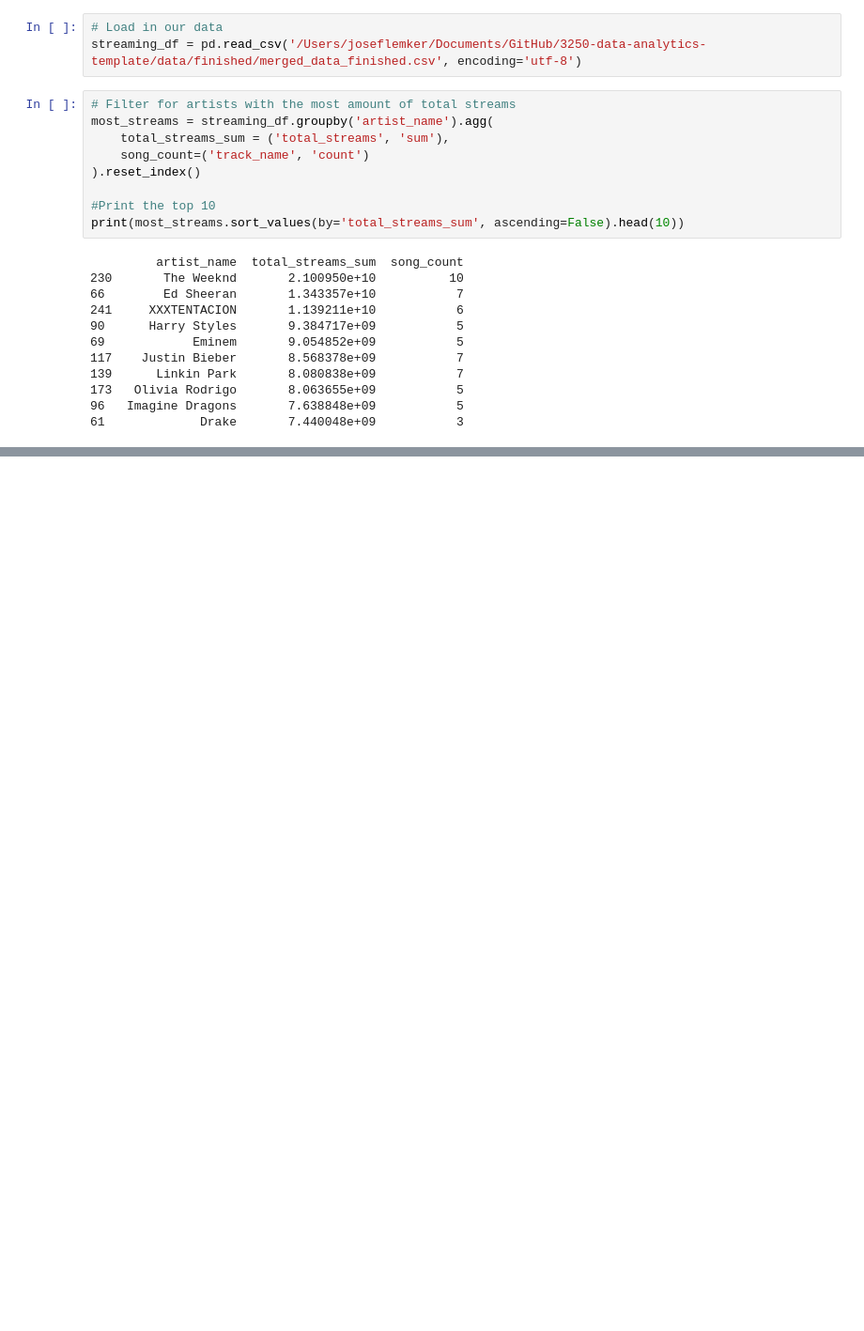
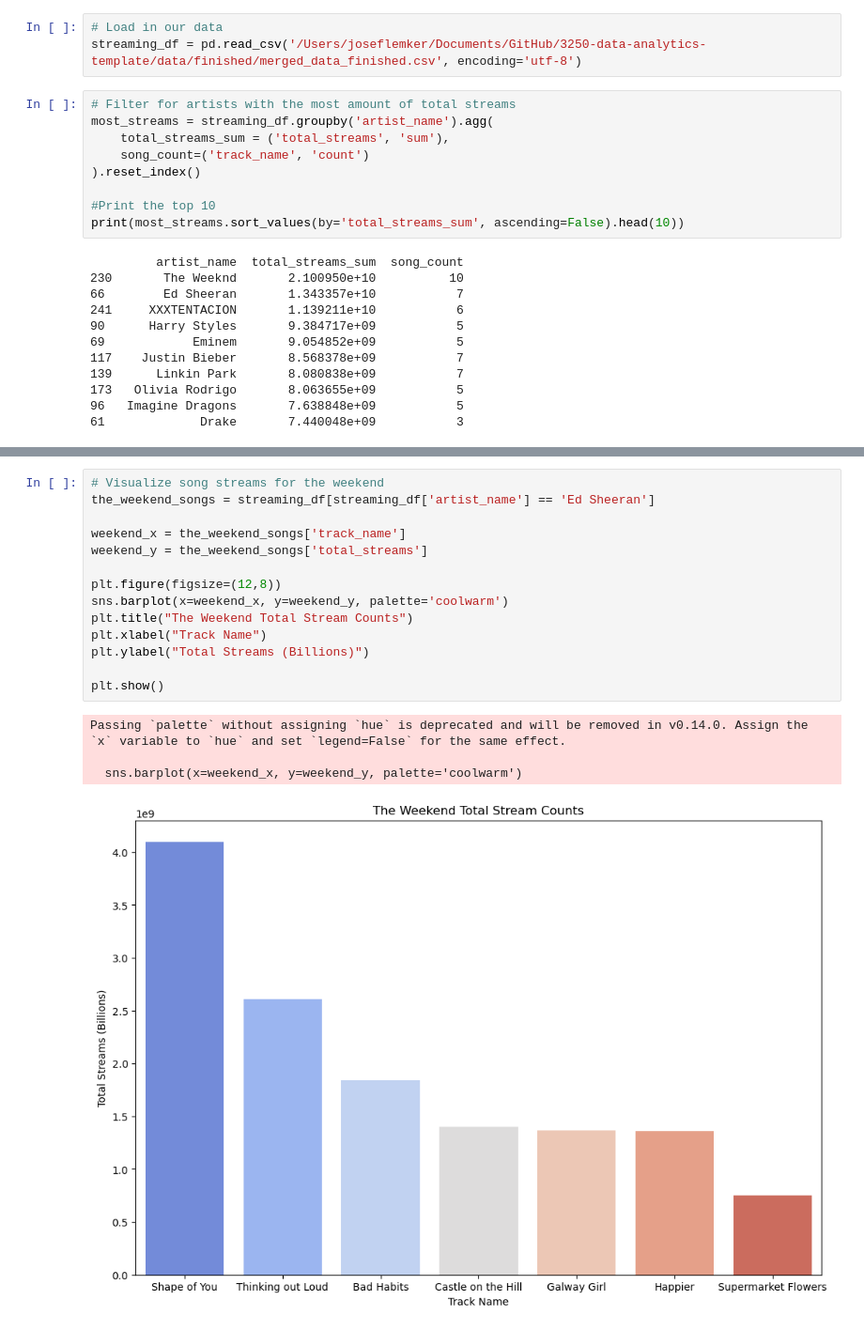
Before and after one commit to mojolemker/3250-data-analytics-template, a Jupyter notebook: code/notebooks/004-artistAnalysis.ipynb, the cells around one changed output, grey strips where cells are left out. Shown: that part at 94% size. Drawn from its saved outputs; the diff is of its cells as text; blank space fills up the shorter version.

Commit message:
Worked on artist analysis

```diff
--- a/code/notebooks/004-artistAnalysis.ipynb
+++ b/code/notebooks/004-artistAnalysis.ipynb
@@ -75,0 +83,19 @@ print(most_streams.sort_values(by='average_total_streams', ascending=False).head
+# %%
+# Visualize song streams for the weekend
+the_weekend_songs = streaming_df[streaming_df['artist_name'] == 'Ed Sheeran']
+
+weekend_x = the_weekend_songs['track_name']
+weekend_y = the_weekend_songs['total_streams']
+
+plt.figure(figsize=(12,8))
+sns.barplot(x=weekend_x, y=weekend_y, palette='coolwarm')
+plt.title("The Weekend Total Stream Counts")
+plt.xlabel("Track Name")
+plt.ylabel("Total Streams (Billions)")
+
+plt.show()
+# %% [output]
+Passing `palette` without assigning `hue` is deprecated and will be removed in v0.14.0. Assign the `x` variable to `hue` and set `legend=False` for the same effect.
+
+  sns.barplot(x=weekend_x, y=weekend_y, palette='coolwarm')
+[figure, added]
```
Also changed, not shown: parts of 9 cells of this notebook, 1 other file.
